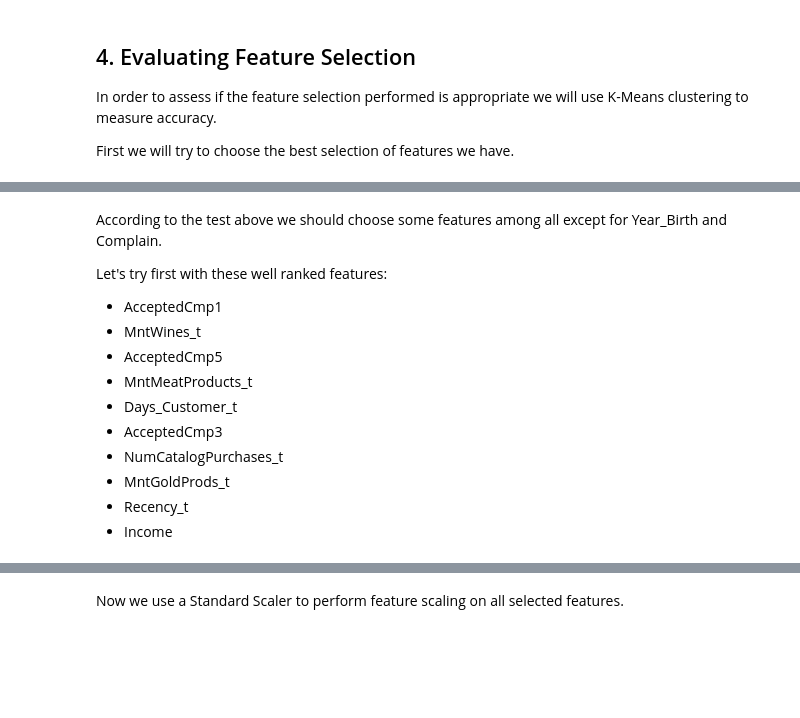
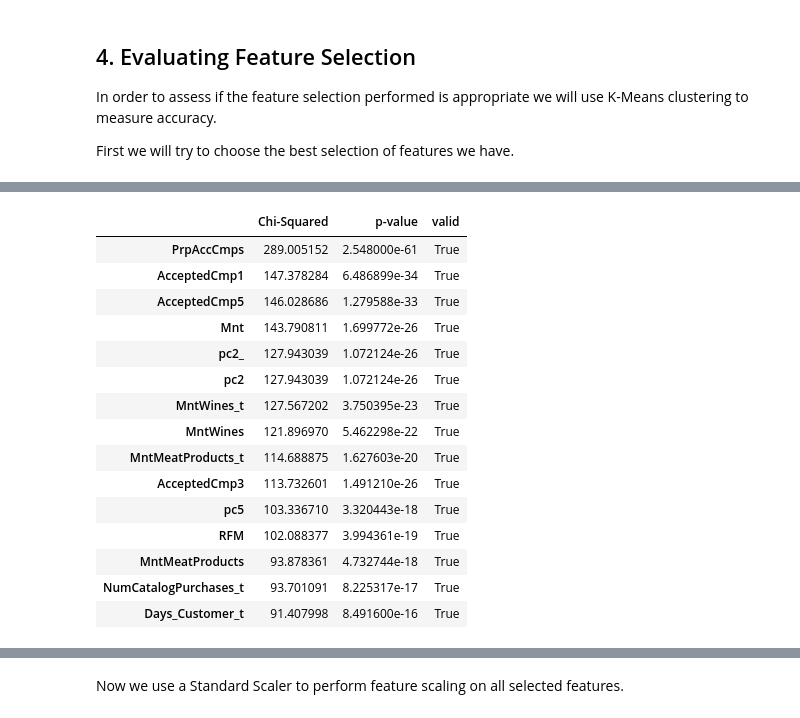
Before and after one commit to RodolfoLSS/machine_learning_classification, a Jupyter notebook: Feature_Exploration.ipynb, the cells around one changed output, grey strips where cells are left out. Drawn from its saved outputs; the diff is of its cells as text; code cells hidden in the pictures; blank space fills up the shorter version.

```diff
--- a/Feature_Exploration.ipynb
+++ b/Feature_Exploration.ipynb
@@ -1033,0 +1242,8 @@ sum(data_[['AcceptedCmp3', 'AcceptedCmp4', 'AcceptedCmp5', 'AcceptedCmp1', 'Acce
+# %%
+# Adding these new categorical features to the list:
+feat_c.append("Marital_Status_bin")
+feat_c.append("Education_bin")
+feat_c.append("HasOffspring")
+
+# Our data now:
+data_.head()
@@ -1062,14 +1296,0 @@ chisq_ranker(data_t, feat_n_t, feat_c, "Response")
-# %% [markdown]
-According to the test above we should choose some features among all except for Year_Birth and Complain.
-
-Let's try first with these well ranked features:
-- AcceptedCmp1
-- MntWines_t
-- AcceptedCmp5
-- MntMeatProducts_t
-- Days_Customer_t
-- AcceptedCmp3
-- NumCatalogPurchases_t
-- MntGoldProds_t
-- Recency_t
-- Income
@@ -1080,0 +1297,25 @@ features_df = data_t[feature_list]
+# %%
+# New numerical feature list:
+feat_n = data_.columns
+feat_n = feat_n.drop(feat_c)
+feat_n = feat_n.drop(["ID", "Response", "PrpGoldProds", "NmbAccCmps"])
+feat_n = list(feat_n)
+# %%
+chisq_ranker(data_, feat_n, feat_c, "Response").head(15) # First 15 ranked features according to chisq_ranker
+# %% [output]
+|  | Chi-Squared | p-value | valid |
+| PrpAccCmps | 289.005152 | 2.548000e-61 | True |
+| AcceptedCmp1 | 147.378284 | 6.486899e-34 | True |
+| AcceptedCmp5 | 146.028686 | 1.279588e-33 | True |
+| Mnt | 143.790811 | 1.699772e-26 | True |
+| pc2_ | 127.943039 | 1.072124e-26 | True |
+| pc2 | 127.943039 | 1.072124e-26 | True |
+| MntWines_t | 127.567202 | 3.750395e-23 | True |
+| MntWines | 121.896970 | 5.462298e-22 | True |
+| MntMeatProducts_t | 114.688875 | 1.627603e-20 | True |
+| AcceptedCmp3 | 113.732601 | 1.491210e-26 | True |
+| pc5 | 103.336710 | 3.320443e-18 | True |
+| RFM | 102.088377 | 3.994361e-19 | True |
+| MntMeatProducts | 93.878361 | 4.732744e-18 | True |
+| NumCatalogPurchases_t | 93.701091 | 8.225317e-17 | True |
+| Days_Customer_t | 91.407998 | 8.491600e-16 | True |
```
Also changed, not shown: parts of 54 cells of this notebook.
